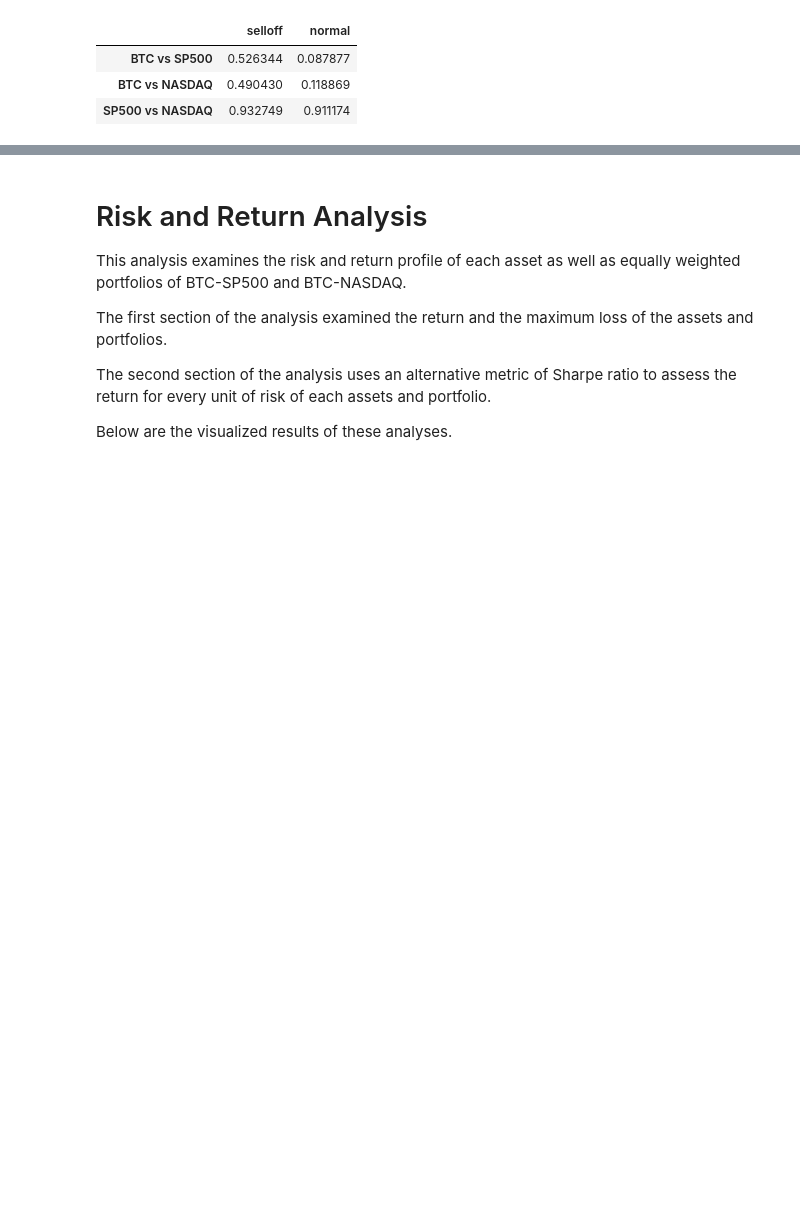
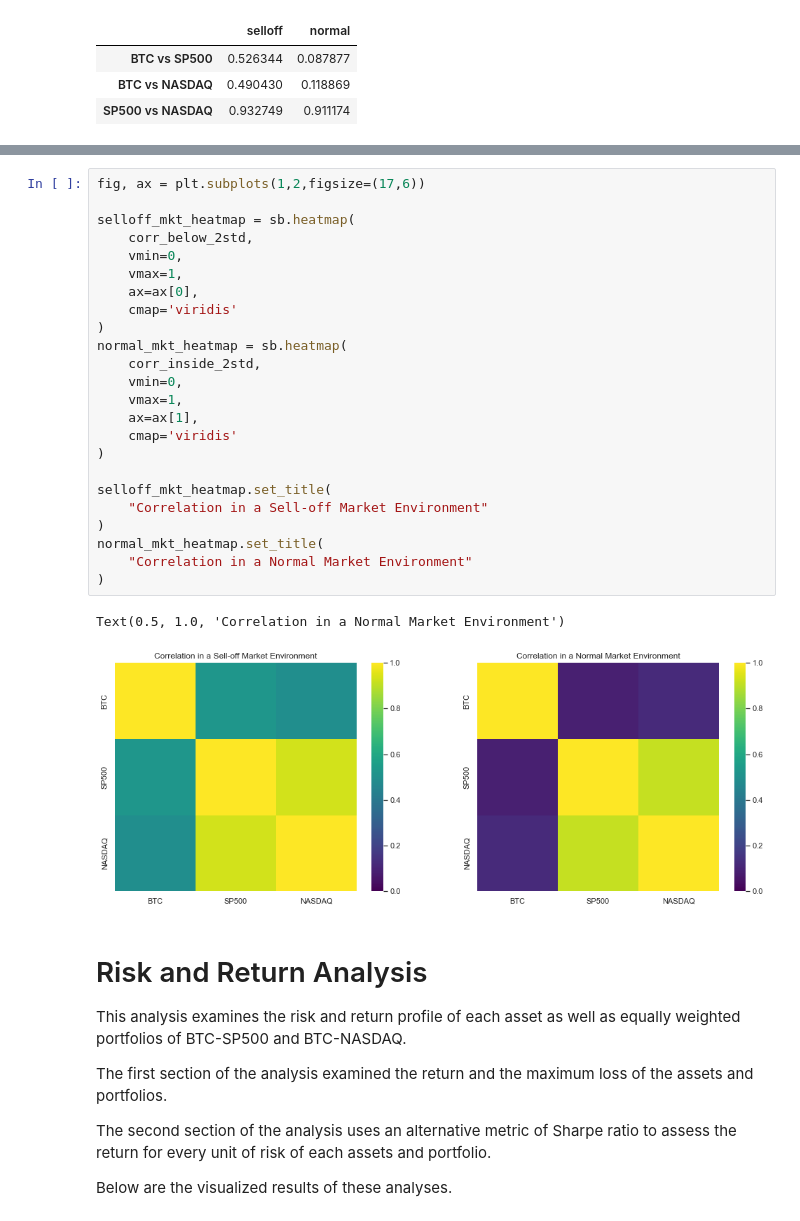
Before and after one commit to adamgulyas/diversifying-with-bitcoin, a Jupyter notebook: project1_btc_diversifier.ipynb, the cells around one changed output, grey strips where cells are left out. Cells and saved outputs as stored; diff of their text form; blank space fills up the shorter version.

Commit message:
Add correlation heatmaps.

```diff
--- a/project1_btc_diversifier.ipynb
+++ b/project1_btc_diversifier.ipynb
@@ -272,6 +267,33 @@ corr_chart = pn.Column(selloff_chart + normal_chart)
 corr_chart
 # %% [output]
 [interactive output not drawn]
+# %%
+fig, ax = plt.subplots(1,2,figsize=(17,6))
+
+selloff_mkt_heatmap = sb.heatmap(
+    corr_below_2std,
+    vmin=0,
+    vmax=1,
+    ax=ax[0],
+    cmap='viridis'
+)
+normal_mkt_heatmap = sb.heatmap(
+    corr_inside_2std,
+    vmin=0,
+    vmax=1,
+    ax=ax[1],
+    cmap='viridis'
+)
+
+selloff_mkt_heatmap.set_title(
+    "Correlation in a Sell-off Market Environment"
+)
+normal_mkt_heatmap.set_title(
+    "Correlation in a Normal Market Environment"
+)
+# %% [output]
+Text(0.5, 1.0, 'Correlation in a Normal Market Environment')
+[figure, added]
 # %% [markdown]
 # Risk and Return Analysis
 This analysis examines the risk and return profile of each asset as well as equally weighted portfolios of BTC-SP500 and BTC-NASDAQ.
```
Also changed, not shown: parts of 9 cells of this notebook.
